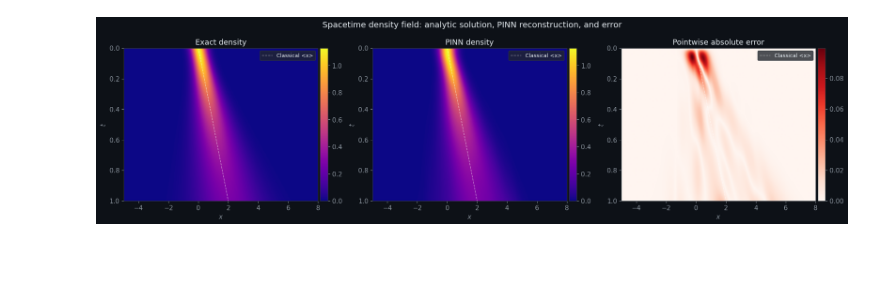
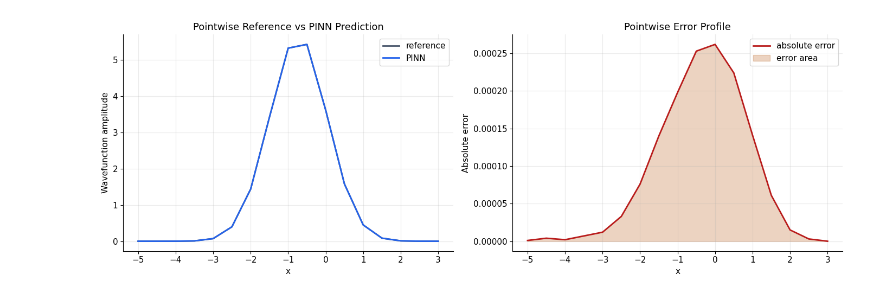
Before and after one commit to thmolena/QuantumPINNs-Physics-Informed-Neural-Networks-for-Quantum-Relevant-Physical-Modeling, a Jupyter notebook: notebooks/pinn_schrodinger.ipynb, the cells around one changed output. Cells and saved outputs as stored; diff of their text form; code cells hidden in the pictures; blank space fills up the shorter version.

```diff
--- a/notebooks/pinn_schrodinger.ipynb
+++ b/notebooks/pinn_schrodinger.ipynb
@@ -575,55 +353,53 @@ Saved -> outputs/schrodinger_convergence.png
 # %%
-# Spacetime density reconstruction against the analytic reference.
-# This section visualizes the learned probability density over the full computational
-# window and reports aggregate density error statistics.
+fig, axes = plt.subplots(1, 2, figsize=(14, 5))
 
-model.eval()
-x_v = torch.linspace(X_MIN, X_MAX, 300, dtype=torch.float32, device=DEVICE).unsqueeze(1)
-t_v_pts = np.linspace(T_MIN, T_MAX, 150)
+axes[0].plot(
+    schrodinger_predictions['x'],
+    schrodinger_predictions['psi_reference'],
+    color=PALETTE['slate'],
+    linewidth=2,
+    label='reference',
+)
+axes[0].plot(
+    schrodinger_predictions['x'],
+    schrodinger_predictions['psi_pinn'],
+    color=PALETTE['blue'],
+    linewidth=2,
+    label='PINN',
+)
+axes[0].set_title('Pointwise Reference vs PINN Prediction')
+axes[0].set_xlabel('x')
+axes[0].set_ylabel('Wavefunction amplitude')
+axes[0].legend()
 
-rho_field = np.zeros((150, 300))
-rho_exact_f = np.zeros((150, 300))
-x_arr_v = x_v.detach().cpu().numpy().flatten()
+axes[1].plot(
+    schrodinger_predictions['x'],
+    schrodinger_predictions['abs_error'],
+    color=PALETTE['red'],
+    linewidth=2,
+    label='absolute error',
+)
+axes[1].fill_between(
+    schrodinger_predictions['x'],
+    0.0,
+    schrodinger_predictions['abs_error'],
+    color=PALETTE['gold'],
+    alpha=0.25,
+    label='error area',
+)
+axes[1].set_title('Pointwise Error Profile')
+axes[1].set_xlabel('x')
+axes[1].set_ylabel('Absolute error')
+axes[1].legend()
+plt.tight_layout()
 
-with torch.no_grad():
-    for j, tj in enumerate(t_v_pts):
-        t_rep = torch.full((300, 1), tj, dtype=torch.float32, device=DEVICE)
-        pr, pi = model(x_v, t_rep)
-        rho_field[j] = (pr**2 + pi**2).detach().cpu().numpy().flatten()
-        pr_e, pi_e = exact_wavepacket(x_arr_v, tj, x0, k0, sigma)
-        rho_exact_f[j] = pr_e**2 + pi_e**2
-
-fig, axes = plt.subplots(1, 3, figsize=(18, 5), facecolor='#0d1117')
-fig.suptitle('Spacetime density field: analytic solution, PINN reconstruction, and error', color='#e6edf3', fontsize=14)
-
-titles = ['Exact density', 'PINN density', 'Pointwise absolute error']
-datas = [rho_exact_f, rho_field, np.abs(rho_field - rho_exact_f)]
-cmaps = ['plasma', 'plasma', 'Reds']
-
-for axis, data, title, cmap in zip(axes, datas, titles, cmaps):
-    axis.set_facecolor('#161b22')
-    for spine in axis.spines.values():
-        spine.set_edgecolor('#30363d')
-    image = axis.imshow(data, extent=[X_MIN, X_MAX, T_MAX, T_MIN], aspect='auto', cmap=cmap, interpolation='bilinear')
-    axis.set_xlabel('$x$', color='#8b949e')
-    axis.set_ylabel('$t$', color='#8b949e')
-    axis.set_title(title, color='#e6edf3')
-    axis.tick_params(colors='#8b949e')
-    divider = make_axes_locatable(axis)
-    cax = divider.append_axes('right', size='4%', pad=0.05)
-    plt.colorbar(image, cax=cax)
-    x_class = x0 + k0 * t_v_pts
-    mask = (x_class >= X_MIN) & (x_class <= X_MAX)
-    axis.plot(x_class[mask], t_v_pts[mask], 'w--', lw=1, alpha=0.5, label='Classical <x>')
-    axis.legend(facecolor='#21262d', edgecolor='#30363d', labelcolor='#e6edf3', fontsize=9)
-
-plt.tight_layout()
-plt.savefig('../outputs/schrodinger_density_heatmap.png', dpi=150, bbox_inches='tight', facecolor='#0d1117')
-plt.show()
-
-max_err = np.max(np.abs(rho_field - rho_exact_f))
-rms_err = np.sqrt(np.mean((rho_field - rho_exact_f) ** 2))
-print(f'Max pointwise density error = {max_err:.6f}')
-print(f'RMS pointwise density error = {rms_err:.6f}')
-print('Saved -> outputs/schrodinger_density_heatmap.png')
+key_numbers = pd.DataFrame({
+    'metric': ['Prediction max abs error', 'Prediction mean abs error', 'Final rel-L2 density error'],
+    'value': [
+        schrodinger_predictions['abs_error'].max(),
+        schrodinger_predictions['abs_error'].mean(),
+        schrodinger_benchmark['rel_l2_rho'].iloc[-1],
+    ],
+})
+display(key_numbers.round(8))
 # %% [output]
@@ -630 +410 @@ print('Saved -> outputs/schrodinger_density_heatmap.png')
-[figure, old version]
+[figure, new version]
```
Also changed, not shown: parts of 15 cells of this notebook, 10 other files.
